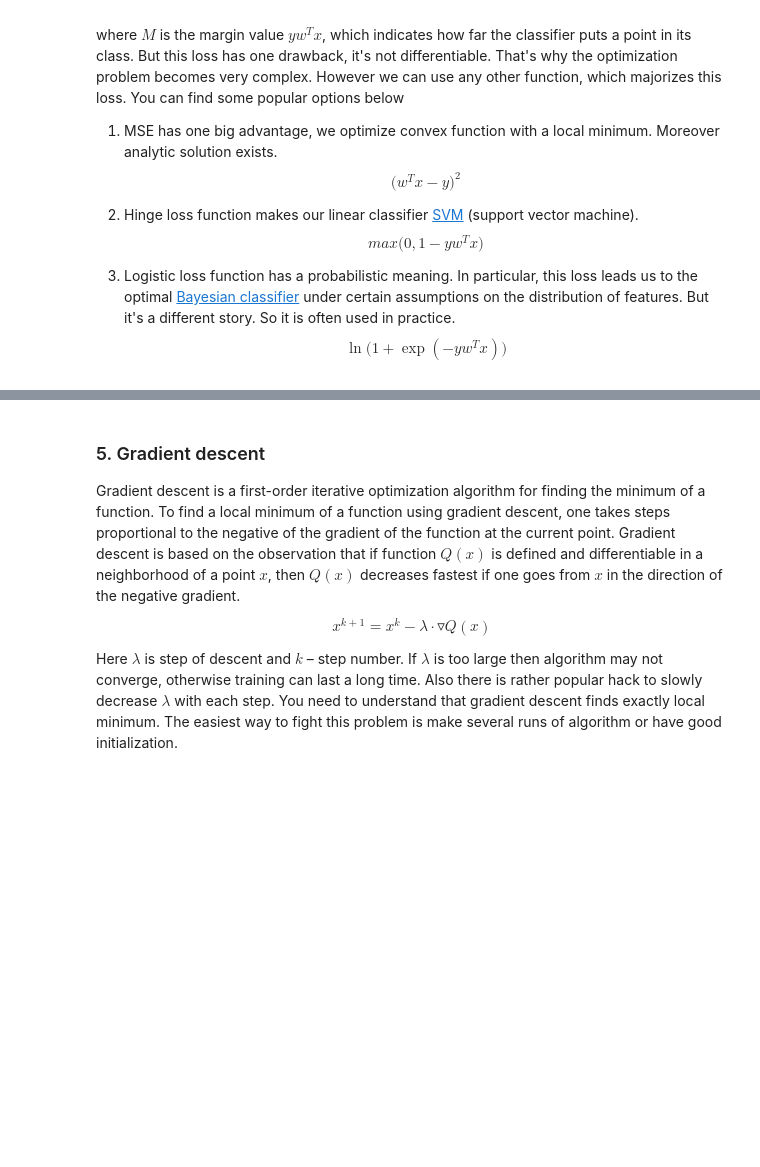
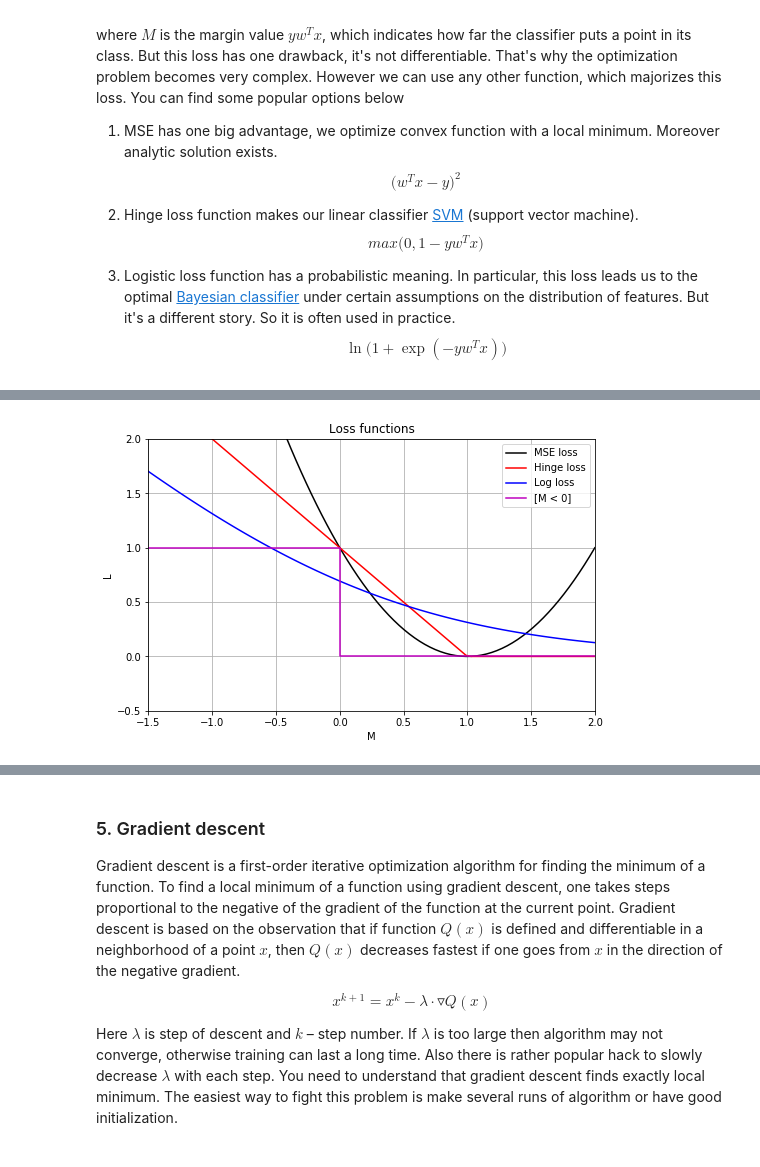
Before and after one commit to slayff/squad, a Jupyter notebook: lab-1.ipynb, the cells around one changed output, grey strips where cells are left out. Saved outputs shown, nothing was run; the diff lists cells and outputs as text; code cells hidden in the pictures; blank space fills up the shorter version.

```diff
--- a/lab-1.ipynb
+++ b/lab-1.ipynb
@@ -242,0 +279,23 @@ $$\arg\min_{w}Q(w) = \arg\min_{w} \sum_{x, y} \ln \big(1 + \exp(-yw^Tx )) \big)$
+# %%
+x_space = np.linspace(-2, 2, 100)
+mse_loss = [(x - 1)**2 for x in x_space]
+hinge_loss = [max(0, 1-x) for x in x_space]
+log_loss = [np.log(1 + np.exp(-x)) for x in x_space]
+x_basic = [-2, 0, 0, 2]
+basic_loss = [1, 1, 0, 0]
+
+plt.figure(figsize=(8, 5))
+plt.axis((-1.5, 2, -0.5, 2))
+plt.grid(True)
+plt.title('Loss functions')
+plt.xlabel('M')
+plt.ylabel('L')
+plt.plot()
+plt.plot(x_space, mse_loss, 'k', label='MSE loss')
+plt.plot(x_space, hinge_loss, 'r', label='Hinge loss')
+plt.plot(x_space, log_loss, 'b', label='Log loss')
+plt.plot(x_basic, basic_loss, 'm', label='[M < 0]')
+plt.legend(loc='best')
+plt.show()
+# %% [output]
+[figure, added]
```
Also changed, not shown: parts of 10 cells of this notebook, 1 other file.
